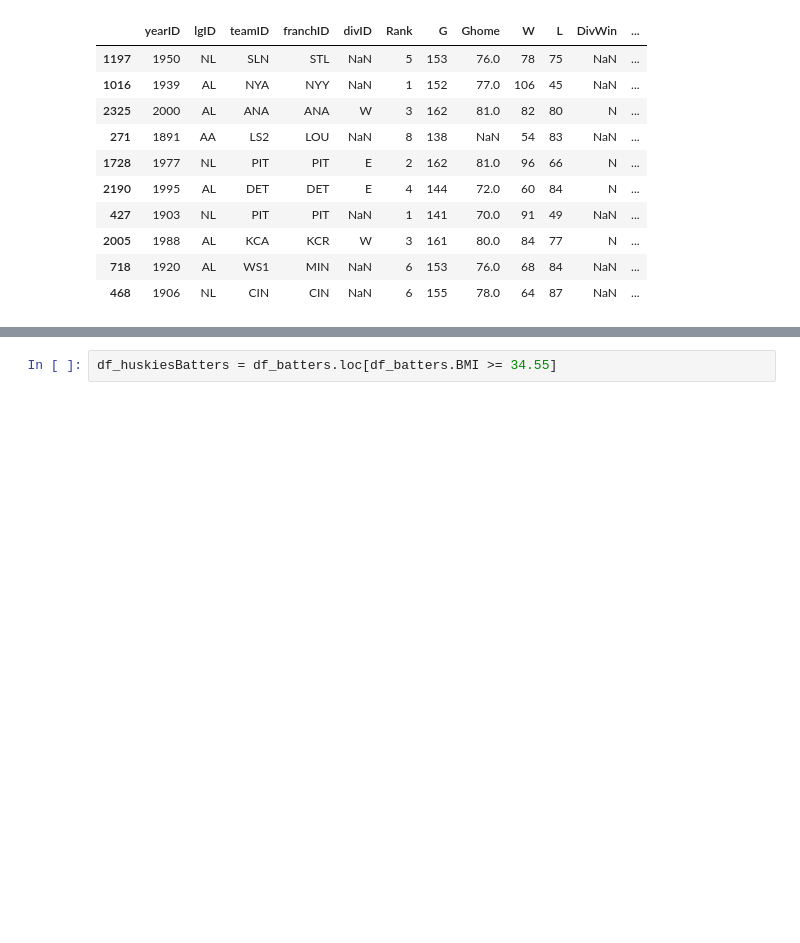
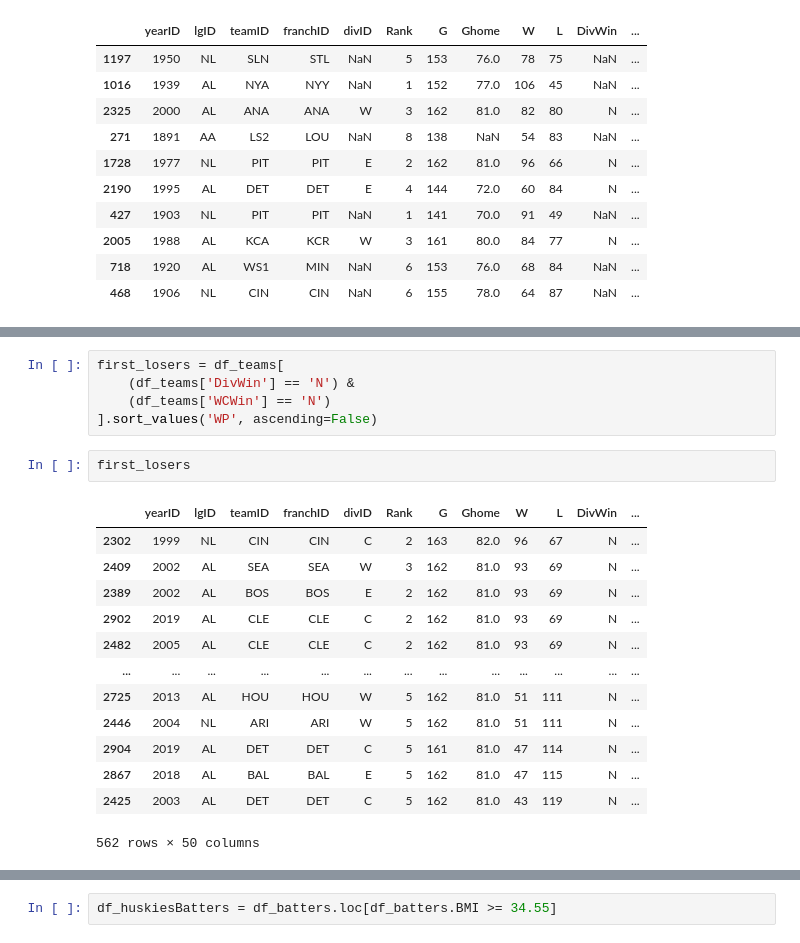
Before and after one commit to obverter/bmi-stars, a Jupyter notebook: BMI Stars.ipynb, the cells around one changed output, grey strips where cells are left out. Drawn from its saved outputs; the diff is of its cells as text; blank space fills up the shorter version.

```diff
--- a/BMI Stars.ipynb
+++ b/BMI Stars.ipynb
@@ -450,0 +592,21 @@ Now let's repeat the process with oodles of performance data from df.bwar_bat an
+# %%
+first_losers = df_teams[
+    (df_teams['DivWin'] == 'N') &
+    (df_teams['WCWin'] == 'N')
+].sort_values('WP', ascending=False)
+# %%
+first_losers
+# %% [output]
+|  | yearID | lgID | teamID | franchID | divID | Rank | G | Ghome | W | L | DivWin | ... |
+| 2302 | 1999 | NL | CIN | CIN | C | 2 | 163 | 82.0 | 96 | 67 | N | ... |
+| 2409 | 2002 | AL | SEA | SEA | W | 3 | 162 | 81.0 | 93 | 69 | N | ... |
+| 2389 | 2002 | AL | BOS | BOS | E | 2 | 162 | 81.0 | 93 | 69 | N | ... |
+| 2902 | 2019 | AL | CLE | CLE | C | 2 | 162 | 81.0 | 93 | 69 | N | ... |
+| 2482 | 2005 | AL | CLE | CLE | C | 2 | 162 | 81.0 | 93 | 69 | N | ... |
+| ... | ... | ... | ... | ... | ... | ... | ... | ... | ... | ... | ... | ... |
+| 2725 | 2013 | AL | HOU | HOU | W | 5 | 162 | 81.0 | 51 | 111 | N | ... |
+| 2446 | 2004 | NL | ARI | ARI | W | 5 | 162 | 81.0 | 51 | 111 | N | ... |
+| 2904 | 2019 | AL | DET | DET | C | 5 | 161 | 81.0 | 47 | 114 | N | ... |
+| 2867 | 2018 | AL | BAL | BAL | E | 5 | 162 | 81.0 | 47 | 115 | N | ... |
+| 2425 | 2003 | AL | DET | DET | C | 5 | 162 | 81.0 | 43 | 119 | N | ... |
+562 rows × 50 columns
```
Also changed, not shown: parts of 52 cells of this notebook.
